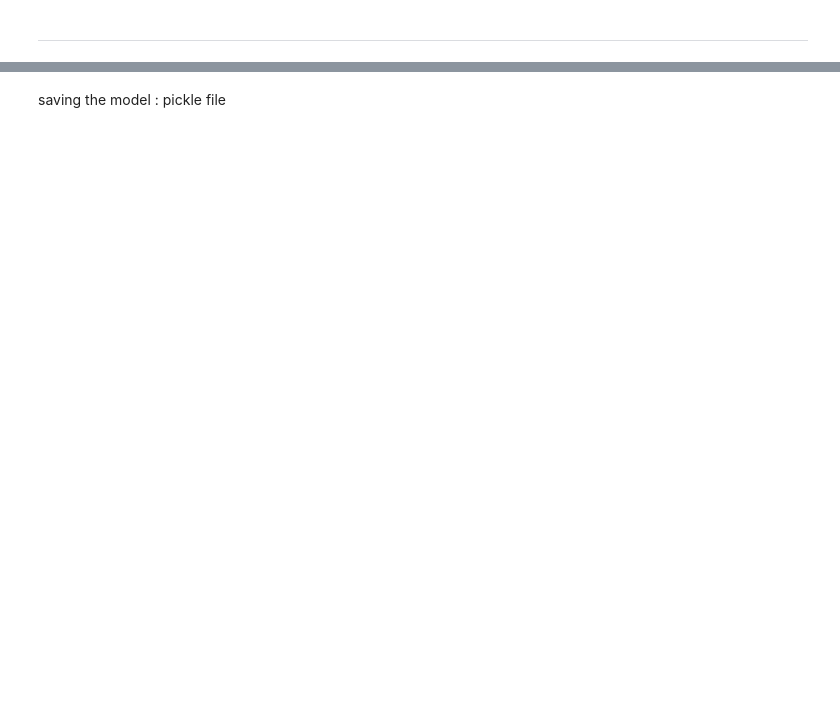
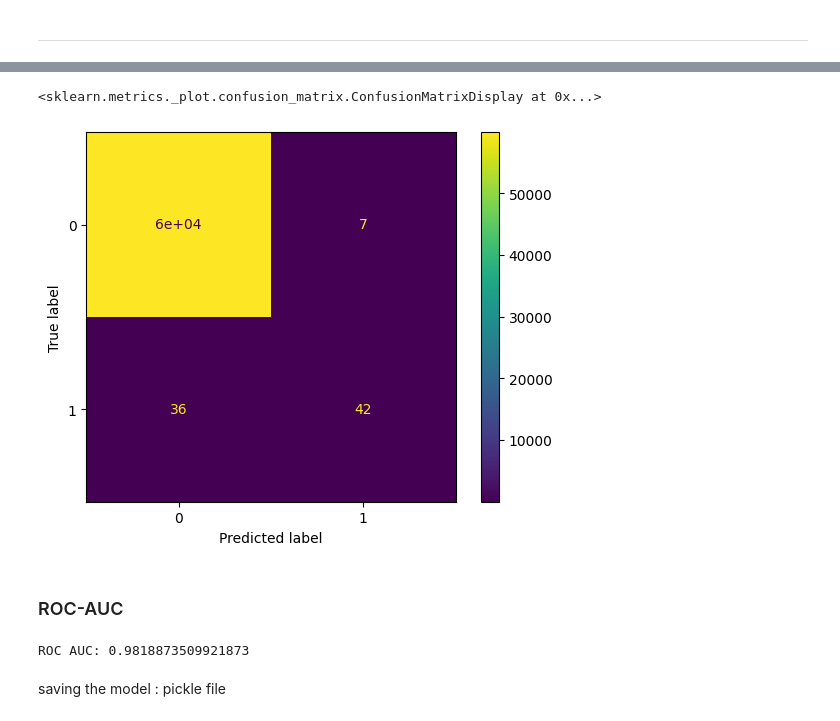
Before and after one commit to prachishr/online-payment-fraud-detection, a Jupyter notebook: Online_Payment_Fraud_Detection.ipynb, the cells around one changed output, grey strips where cells are left out. Drawn from its saved outputs; the diff is of its cells as text; code cells hidden in the pictures; blank space fills up the shorter version.

```diff
--- a/Online_Payment_Fraud_Detection.ipynb
+++ b/Online_Payment_Fraud_Detection.ipynb
@@ -410,3 +395,29 @@ for col in cols:
+# %%
+# Balance differences
+df["balance_diff_orig"] = df["oldbalanceorg"] - df["newbalanceorig"]
+df["balance_diff_dest"] = df["newbalancedest"] - df["oldbalancedest"]
+
+# Ratios
+df["amount_balance_ratio"] = df["amount"] / (df["oldbalanceorg"] + 1)
+
+# Flags
+df["orig_zero_after"] = (df["newbalanceorig"] == 0).astype(int)
+df["dest_zero_before"] = (df["oldbalancedest"] == 0).astype(int)
+
+# Transaction risk
+df["is_cashout_or_transfer"] = (
+    (df["type"] == "CASH_OUT") |
+    (df["type"] == "TRANSFER")
+).astype(int)
+
+# Accounting consistency
+df["error_balance_orig"] = (
+    df["oldbalanceorg"] - df["amount"] - df["newbalanceorig"]
+)
+
+df["error_balance_dest"] = (
+    df["oldbalancedest"] + df["amount"] - df["newbalancedest"]
+)
 # %% [markdown]
 ### MODEL TRAINING:
 # %% [markdown]
@@ -682,3 +816,21 @@ f1_score :  0.35570469798657717
+# %%
+from sklearn.metrics import confusion_matrix, ConfusionMatrixDisplay
+
+cm = confusion_matrix(y_test, y_pred_rf_new)
+ConfusionMatrixDisplay(cm).plot()
+# %% [output]
+<sklearn.metrics._plot.confusion_matrix.ConfusionMatrixDisplay at 0x...>
+[figure, added]
+# %% [markdown]
+### ROC-AUC
+# %%
+from sklearn.metrics import roc_auc_score
+
+roc_auc = roc_auc_score(y_test, y_prob)
+
+print("ROC AUC:", roc_auc)
+# %% [output]
+ROC AUC: 0.9818873509921873
 # %% [markdown]
 saving the model : pickle file
 # %%
```
Also changed, not shown: parts of 30 cells of this notebook, 3 other files.
